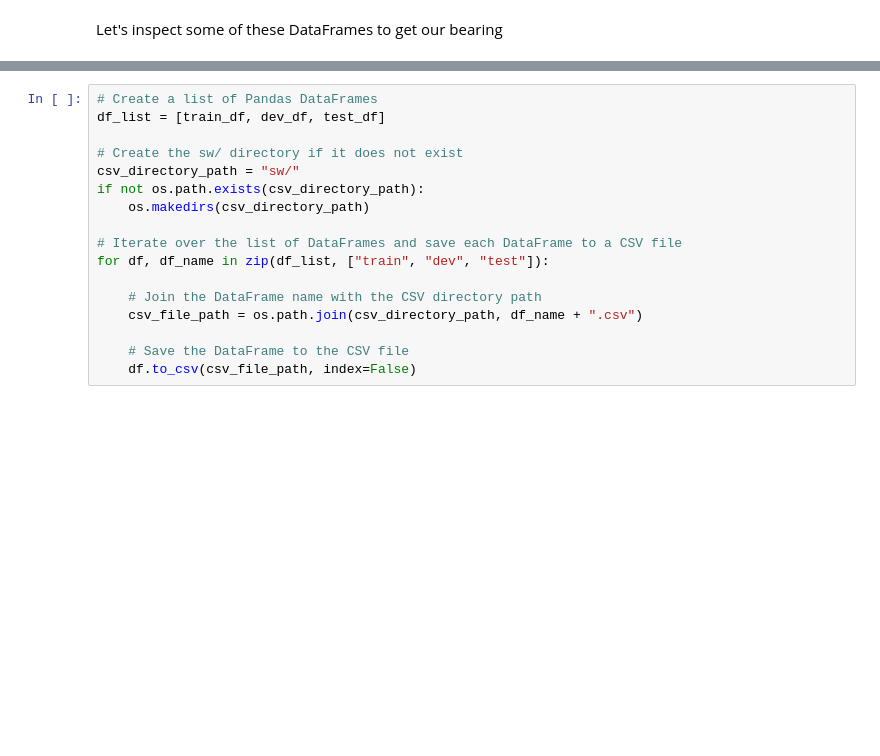
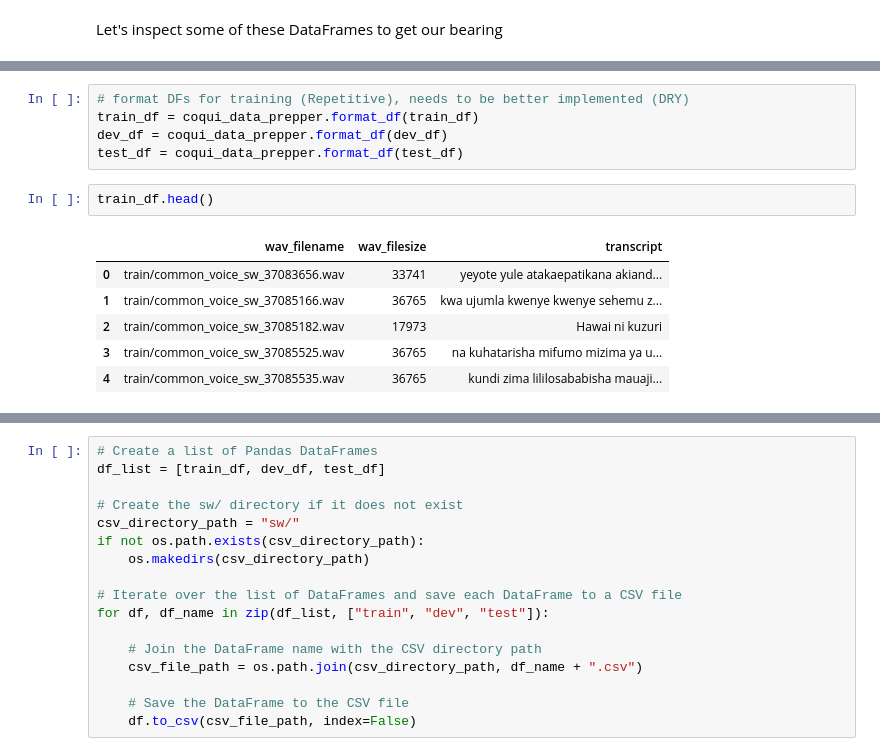
Before and after one commit to R3TR0Quan/swahili-stt-model, a Jupyter notebook: coqui-notebook.ipynb, the cells around one changed output, grey strips where cells are left out. Cells and saved outputs as stored; diff of their text form; blank space fills up the shorter version.

```diff
--- a/coqui-notebook.ipynb
+++ b/coqui-notebook.ipynb
@@ -72,0 +124,14 @@ Need to change `sentence` column to `transcript`
+# %%
+# format DFs for training (Repetitive), needs to be better implemented (DRY)
+train_df = coqui_data_prepper.format_df(train_df)
+dev_df = coqui_data_prepper.format_df(dev_df)
+test_df = coqui_data_prepper.format_df(test_df)
+# %%
+train_df.head()
+# %% [output]
+|  | wav_filename | wav_filesize | transcript |
+| 0 | train/common_voice_sw_37083656.wav | 33741 | yeyote yule atakaepatikana akiand... |
+| 1 | train/common_voice_sw_37085166.wav | 36765 | kwa ujumla kwenye kwenye sehemu z... |
+| 2 | train/common_voice_sw_37085182.wav | 17973 | Hawai ni kuzuri |
+| 3 | train/common_voice_sw_37085525.wav | 36765 | na kuhatarisha mifumo mizima ya u... |
+| 4 | train/common_voice_sw_37085535.wav | 36765 | kundi zima lililosababisha mauaji... |
```
Also changed, not shown: parts of 19 cells of this notebook, 5 other files.
